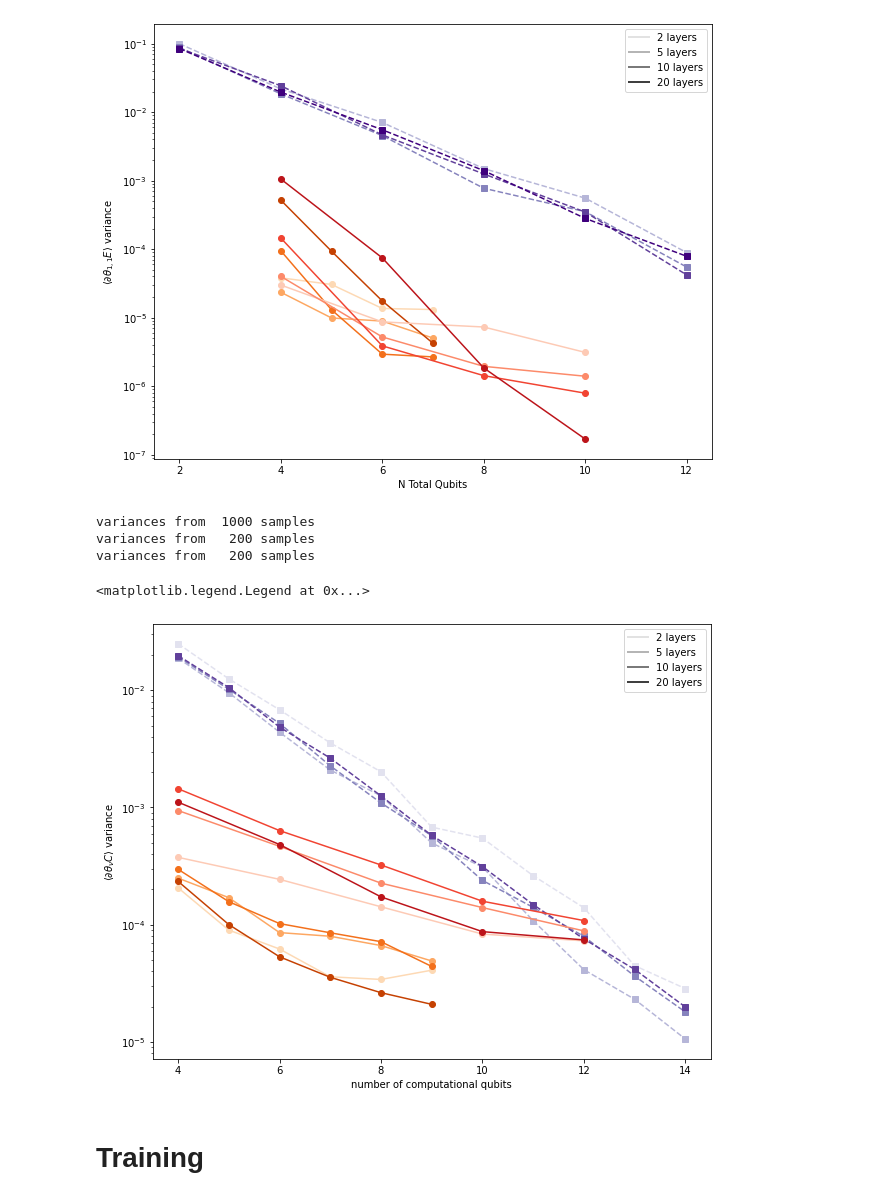
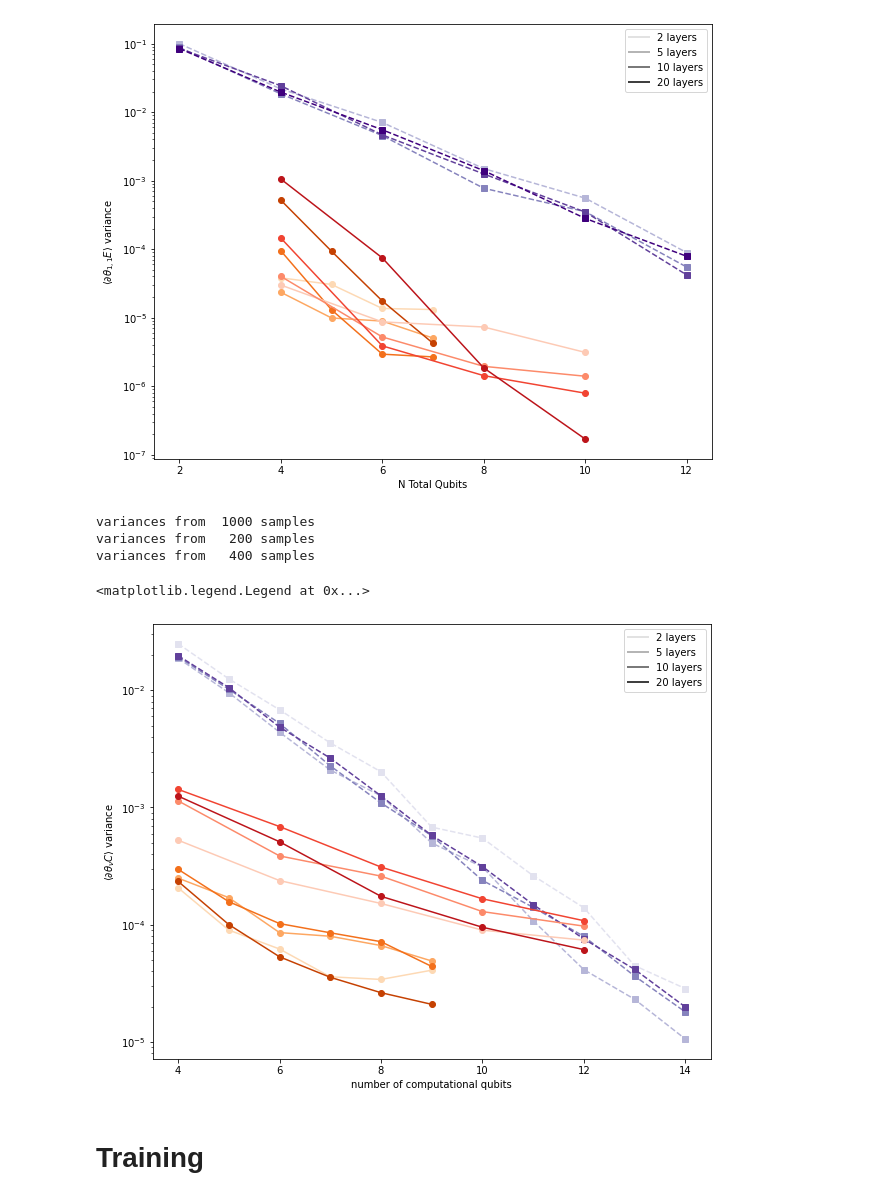
Before and after one commit to SimonCichy/barren-gadgets, a Jupyter notebook: plotting/relevant_results_new_gadgets.ipynb, the cells around one changed output. Cells and saved outputs as stored; diff of their text form; code cells hidden in the pictures.

Commit message:
Merging for statistics
Merging gradient computation files to have more samples of the same computation and so better variances

```diff
--- a/plotting/relevant_results_new_gadgets.ipynb
+++ b/plotting/relevant_results_new_gadgets.ipynb
@@ -106,39 +105,39 @@ def get_vars_for_plot(file, max_qubit=np.inf):
 file_comp = data_folder + 'gradients/220711_qmio/gradients_nr0002.npz'
 # file_gad3 = data_folder + 'gradients/220712_euler/gradients_nr0002.npz'
 file_gad3 = data_folder + 'gradients/220713_euler/gradients_merge_nr0001.npz'
-# file_gad4 = data_folder + 'gradients/220712_euler/gradients_nr0004.npz'
-file_gad4 = data_folder + 'gradients/220716_euler/gradients_nr0001.npz'
+# file_gad4 = data_folder + 'gradients/220716_euler/gradients_nr0001.npz'
+file_gad4 = data_folder + 'gradients/220718_euler/gradients_merge_nr0001.npz'
 
 plt.rcParams["figure.figsize"] = 10, 8
 fig, ax = plt.subplots(num=2, clear=True)
 
 qubits_list, norms_list, variances_list = get_vars_for_plot(file_comp)
 for line in range(len(variances_list)):
     normalized_variances = variances_list[line]/norms_list**2
     ax.semilogy(qubits_list, normalized_variances, "--s", c=colours[0][line])
 
 qubits_list, norms_list, variances_list = get_vars_for_plot(file_gad3)
 for line in range(len(variances_list)):
     normalized_variances = variances_list[line]/norms_list**2
     ax.semilogy(qubits_list, normalized_variances, "-o", c=colours[2][line])
 
 qubits_list, norms_list, variances_list = get_vars_for_plot(file_gad4, max_qubit=12)
 for line in range(len(variances_list)):
     normalized_variances = variances_list[line]/norms_list**2
     ax.semilogy(qubits_list, normalized_variances, "-o", c=colours[3][line])
 
 ax.set_xlabel(r"number of computational qubits")
 ax.set_ylabel(r"$\langle \partial \theta_{\nu} C\rangle$ variance")
 ax.xaxis.set_major_locator(MaxNLocator(integer=True))
 
 custom_lines = [Line2D([0], [0], color=colours[-1][nl], lw=2) for nl in range(len(layers_list))]
 ax.legend(custom_lines, ['{} layers'.format(num_layers) for num_layers in layers_list])
 # %% [output]
 variances from  1000 samples
 variances from   200 samples
-variances from   200 samples
+variances from   400 samples
 <matplotlib.legend.Legend at 0x...>
-[figure, old version]
+[figure, new version]
 # %% [markdown]
 Training
 =======
```
Also changed, not shown: parts of 1 cell of this notebook, 3 other files.
